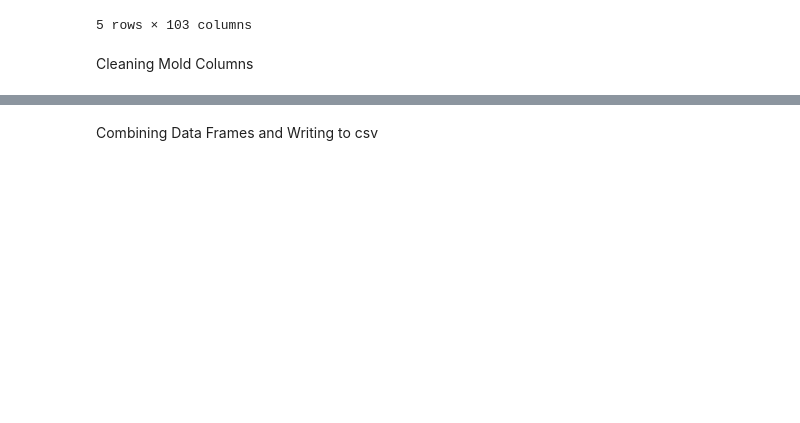
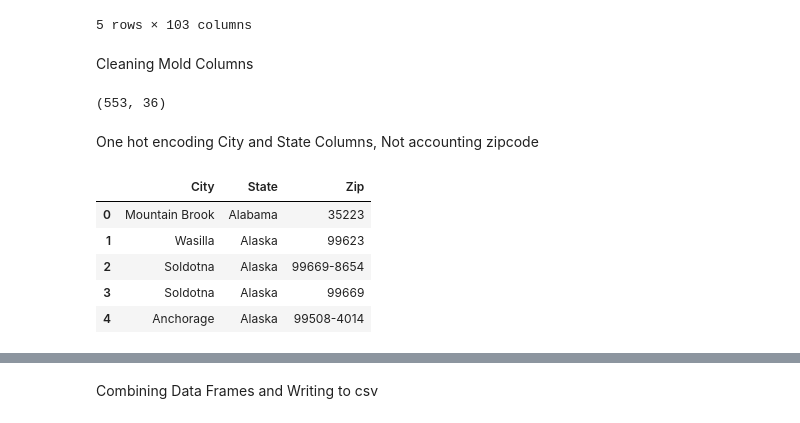
Before and after one commit to AITHIOMB/Home-Health-Impact, a Jupyter notebook: Bonnie W/dataPrep.ipynb, the cells around one changed output, grey strips where cells are left out. Drawn from its saved outputs; the diff is of its cells as text; code cells hidden in the pictures; blank space fills up the shorter version.

```diff
--- a/Bonnie W/dataPrep.ipynb
+++ b/Bonnie W/dataPrep.ipynb
@@ -209,3 +209,21 @@ for column in moldDF.columns:
             print(row[1])
 
 #Function above prints nothing, which means everything is numeric now
+
+
+
+moldDF.shape
+# %% [output]
+(553, 36)
+# %% [markdown]
+One hot encoding City and State Columns, Not accounting zipcode
+# %%
+#Before
+locationDF.head(5)
+# %% [output]
+|  | City | State | Zip |
+| 0 | Mountain Brook | Alabama | 35223 |
+| 1 | Wasilla | Alaska | 99623 |
+| 2 | Soldotna | Alaska | 99669-8654 |
+| 3 | Soldotna | Alaska | 99669 |
+| 4 | Anchorage | Alaska | 99508-4014 |
```
Also changed, not shown: parts of 4 cells of this notebook, 2 other files.
